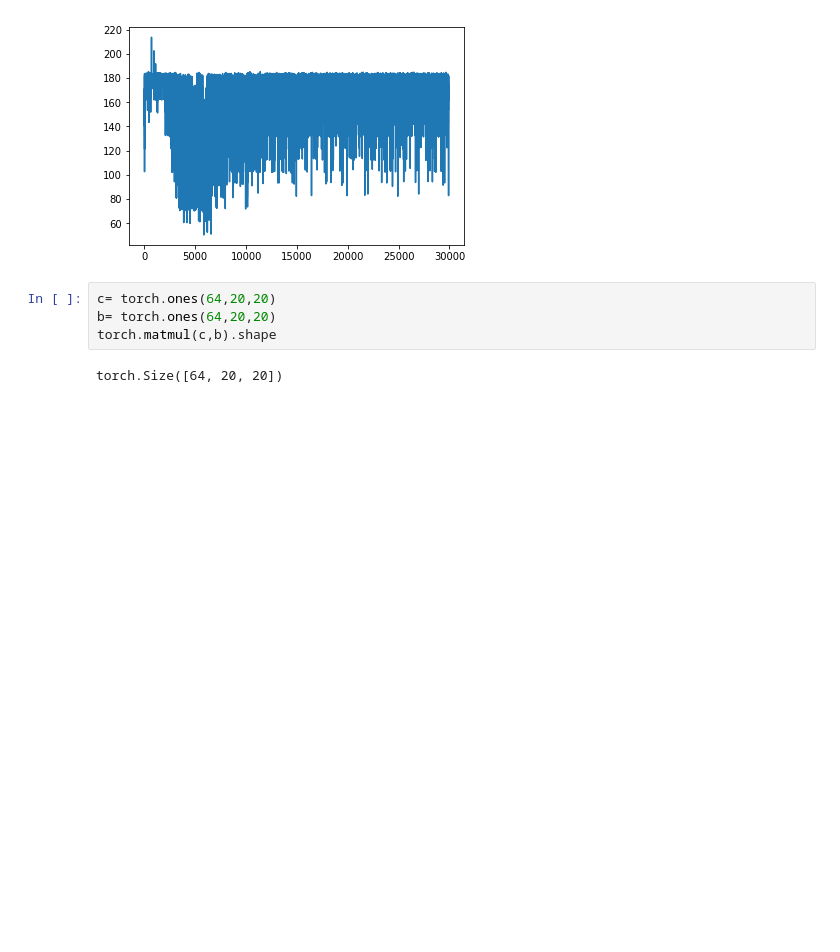
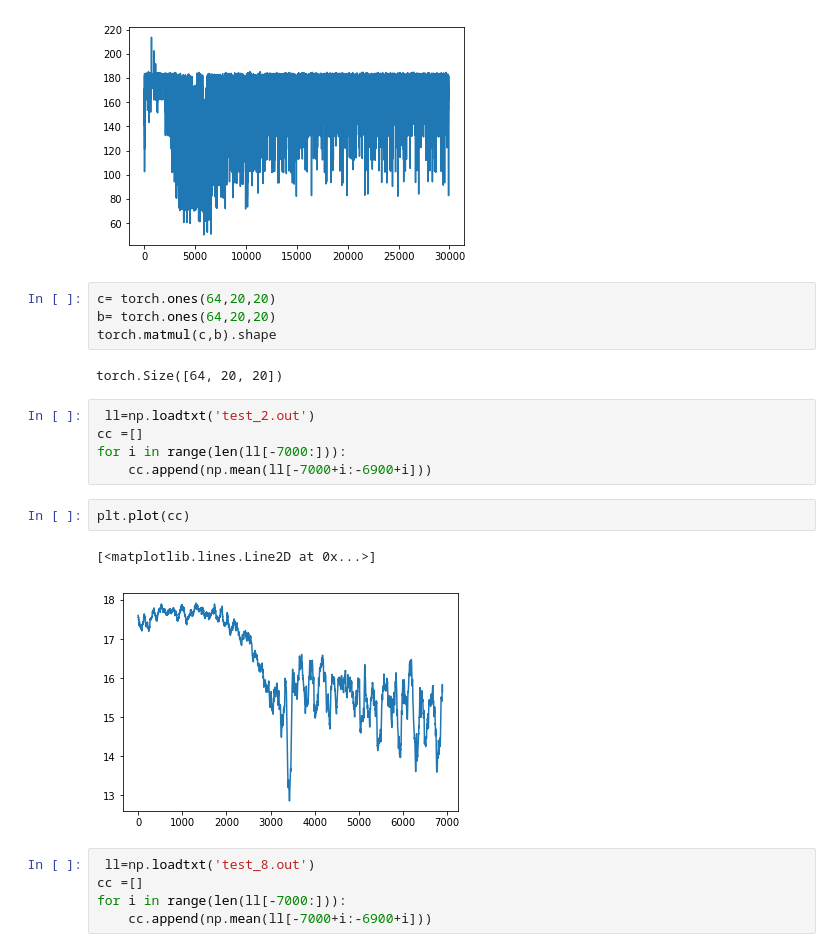
Before and after one commit to louisv123/COLGE, a Jupyter notebook: test.ipynb, the cells around one changed output. Saved outputs shown, nothing was run; the diff lists cells and outputs as text; blank space fills up the shorter version.

Commit message:
one graph test

```diff
--- a/test.ipynb
+++ b/test.ipynb
@@ -1096,3 +1096,18 @@ b= torch.ones(64,20,20)
 torch.matmul(c,b).shape
 # %% [output]
 torch.Size([64, 20, 20])
+# %%
+ ll=np.loadtxt('test_2.out')
+cc =[]
+for i in range(len(ll[-7000:])):
+    cc.append(np.mean(ll[-7000+i:-6900+i]))
+# %%
+plt.plot(cc)
+# %% [output]
+[<matplotlib.lines.Line2D at 0x...>]
+[figure, added]
+# %%
+ ll=np.loadtxt('test_8.out')
+cc =[]
+for i in range(len(ll[-7000:])):
+    cc.append(np.mean(ll[-7000+i:-6900+i]))
```
Also changed, not shown: parts of 1 cell of this notebook, 5 other files.
